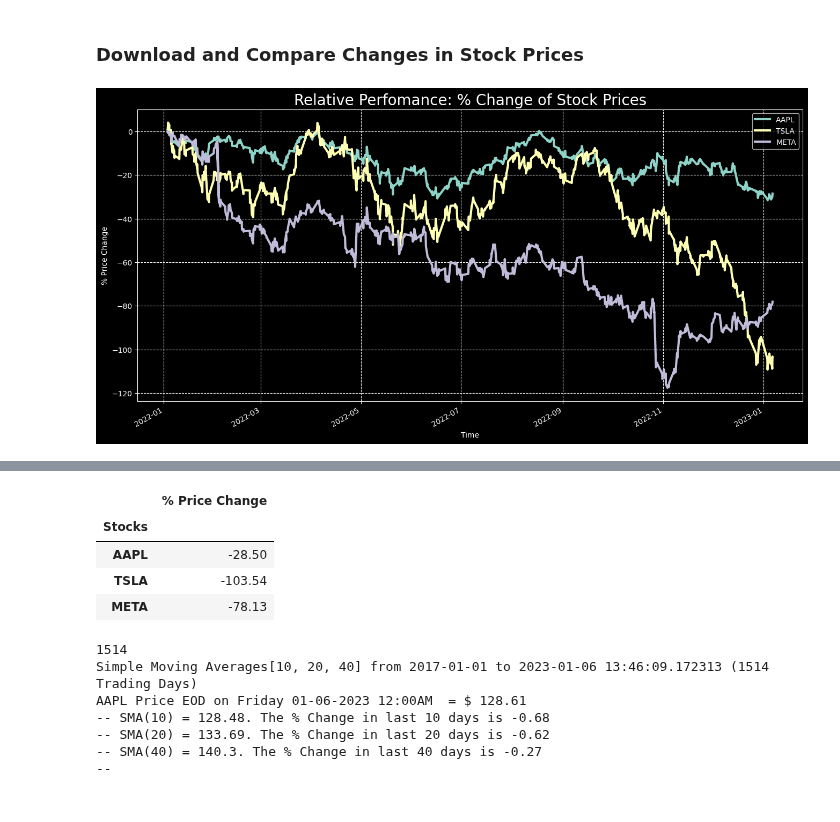
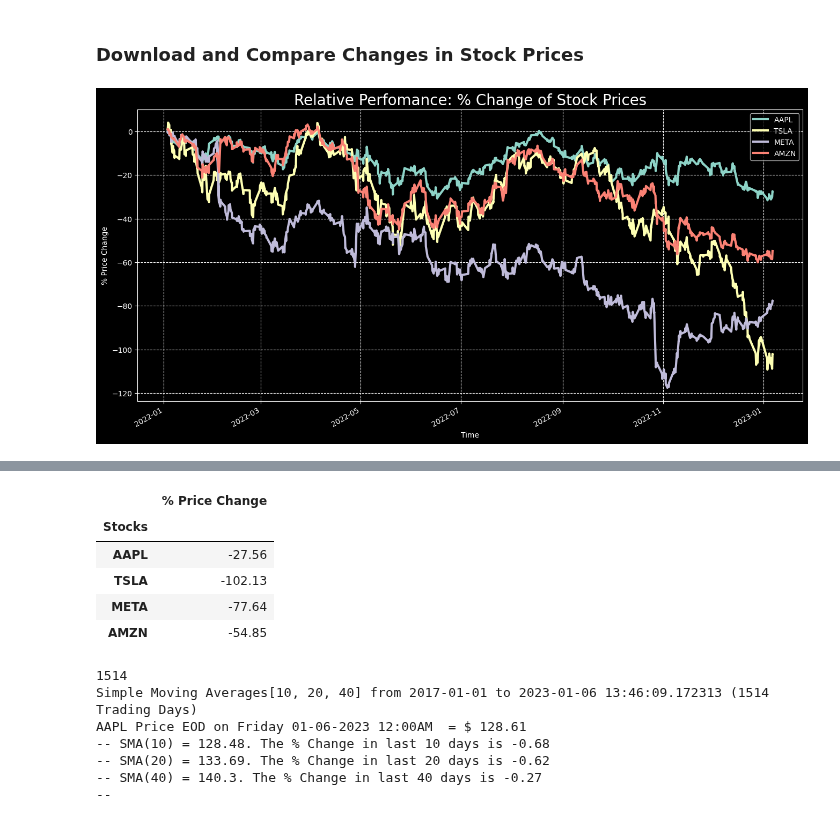
Before and after one commit to sabawi/getstockdata, a Jupyter notebook: dataframes_tests.ipynb, the cells around one changed output, grey strips where cells are left out. Drawn from its saved outputs; the diff is of its cells as text; code cells hidden in the pictures.

```diff
--- a/dataframes_tests.ipynb
+++ b/dataframes_tests.ipynb
@@ -143,14 +170,14 @@ def plot_price_change_comp(stock_list,start_date,end_date,interval):
     return main_df
 # %%
 
-stock_list = ['AAPL','TSLA','META']
+stock_list = ['AAPL','TSLA','META','AMZN']
 start_date = '2022-01-03'
 end_date = datetime.now()
 interval = '1h'
 
 main_df = plot_price_change_comp(stock_list,start_date,end_date,interval)
 perf_df = get_performance_df(df_list=main_df,period_start=start_date,period_end=end_date)
 print('Stock Performaces from',start_date,'to',end_date)
 display(perf_df)
 # %% [output]
-[figure, old version]
+[figure, new version]
@@ -158,8 +185,9 @@ Stock Performaces from 2022-01-03 to 2023-01-06 13:33:29.620521
 |  | % Price Change |
 | Stocks |  |
-| AAPL | -28.50 |
-| TSLA | -103.54 |
-| META | -78.13 |
+| AAPL | -27.56 |
+| TSLA | -102.13 |
+| META | -77.64 |
+| AMZN | -54.85 |
 # %%
 def check_sma(price_history: object, SMA_lookback_in_dayes: int) -> float:
 
```
Also changed, not shown: parts of 6 cells of this notebook.
